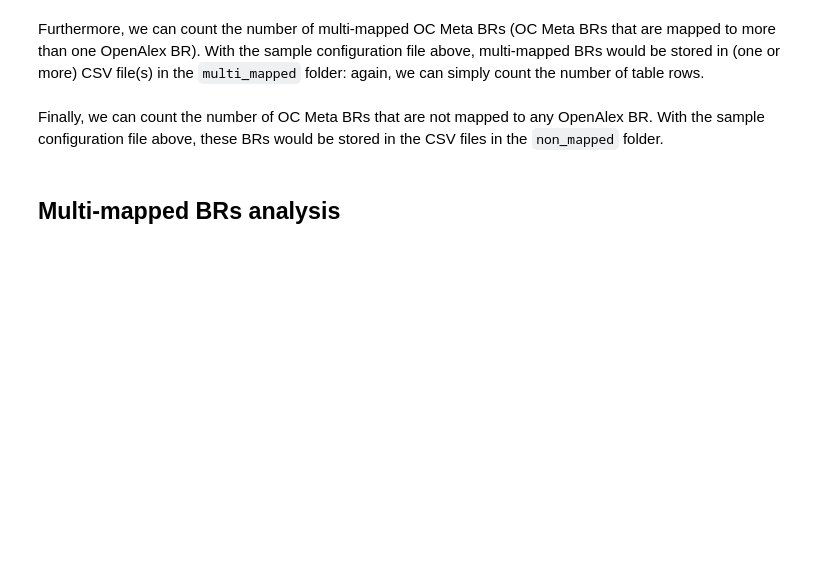
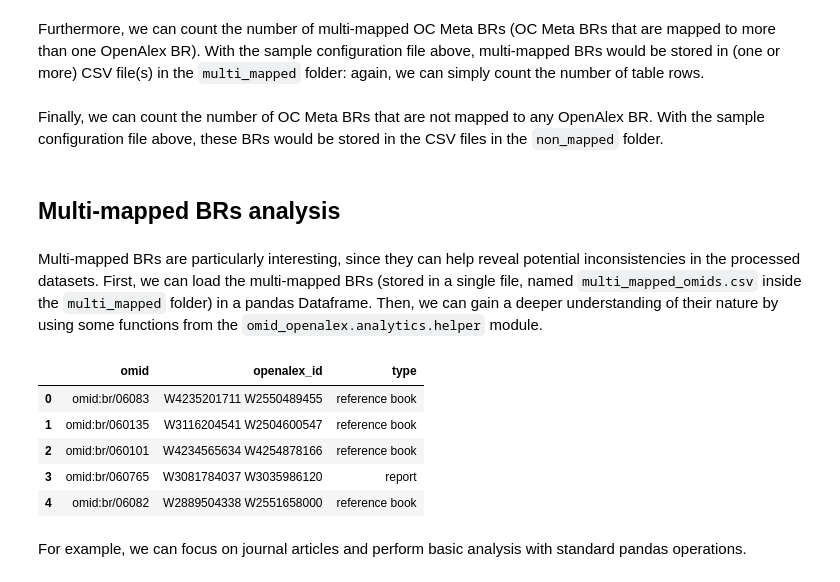
Before and after one commit to eliarizzetto/omid-openalex, a Jupyter notebook: analysis_guide.ipynb, the cells around one changed output. Drawn from its saved outputs; the diff is of its cells as text; code cells hidden in the pictures; blank space fills up the shorter version.

```diff
--- a/analysis_guide.ipynb
+++ b/analysis_guide.ipynb
@@ -148,3 +148,24 @@ for row in read_csv_tables(non_mapped_dir):
 print(f'Total number of unmapped OC Meta BRs (from CSV dump): {non_mapped_brs_count}')
 # %% [markdown]
 ## Multi-mapped BRs analysis
+# %% [markdown]
+Multi-mapped BRs are particularly interesting, since they can help reveal potential inconsistencies in the processed datasets. First, we can load the multi-mapped BRs (stored in a single file, named `multi_mapped_omids.csv` inside the `multi_mapped` folder) in a pandas Dataframe.
+Then, we can gain a deeper understanding of their nature by using some functions from the `omid_openalex.analytics.helper` module.
+# %%
+import pandas as pd
+from omid_openalex.utils import read_csv_tables
+
+# mm_csv = '../mapping_output/multi_mapped/multi_mapped_omids.csv' # multi-mapped BRs are stored in a single CSV file
+mm_csv = "D:/mapping_oct_23/multi_map/multi_mapped_omids.csv" # multi-mapped BRs are stored in a single CSV file; replace this path with the one where you saved your results
+
+df = pd.read_csv(mm_csv, encoding='utf-8')
+df.head()
+# %% [output]
+|  | omid | openalex_id | type |
+| 0 | omid:br/06083 | W4235201711 W2550489455 | reference book |
+| 1 | omid:br/060135 | W3116204541 W2504600547 | reference book |
+| 2 | omid:br/060101 | W4234565634 W4254878166 | reference book |
+| 3 | omid:br/060765 | W3081784037 W3035986120 | report |
+| 4 | omid:br/06082 | W2889504338 W2551658000 | reference book |
+# %% [markdown]
+For example, we can focus on journal articles and perform basic analysis with standard pandas operations.
```
Also changed, not shown: parts of 21 cells of this notebook, 2 other files.
